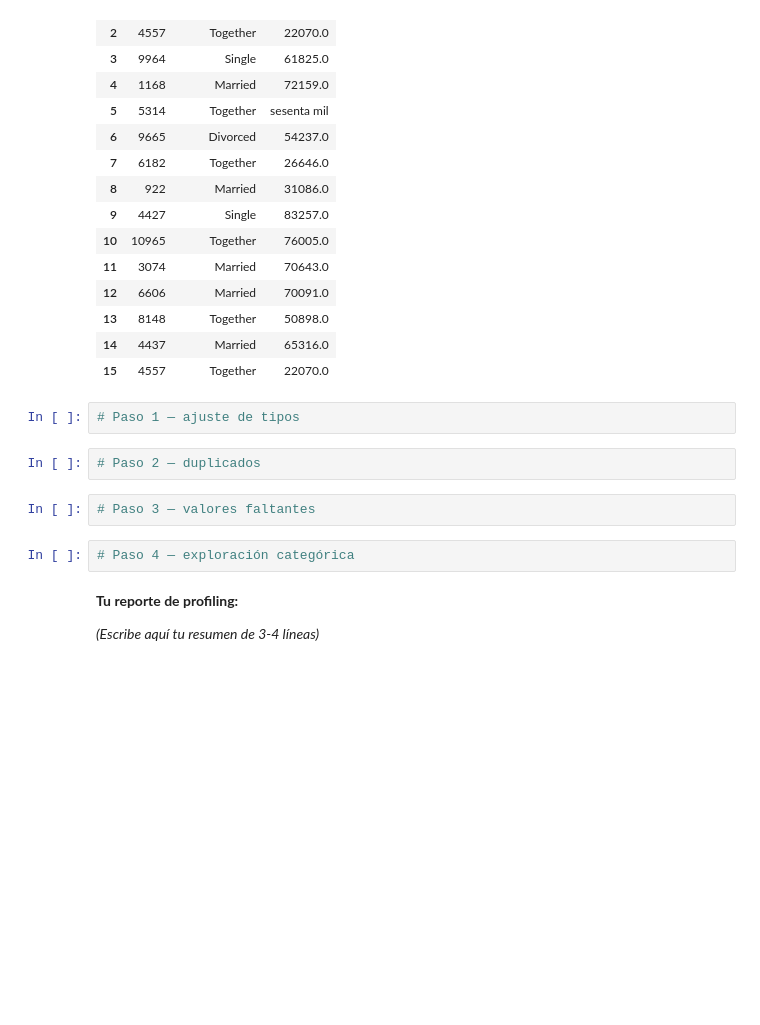
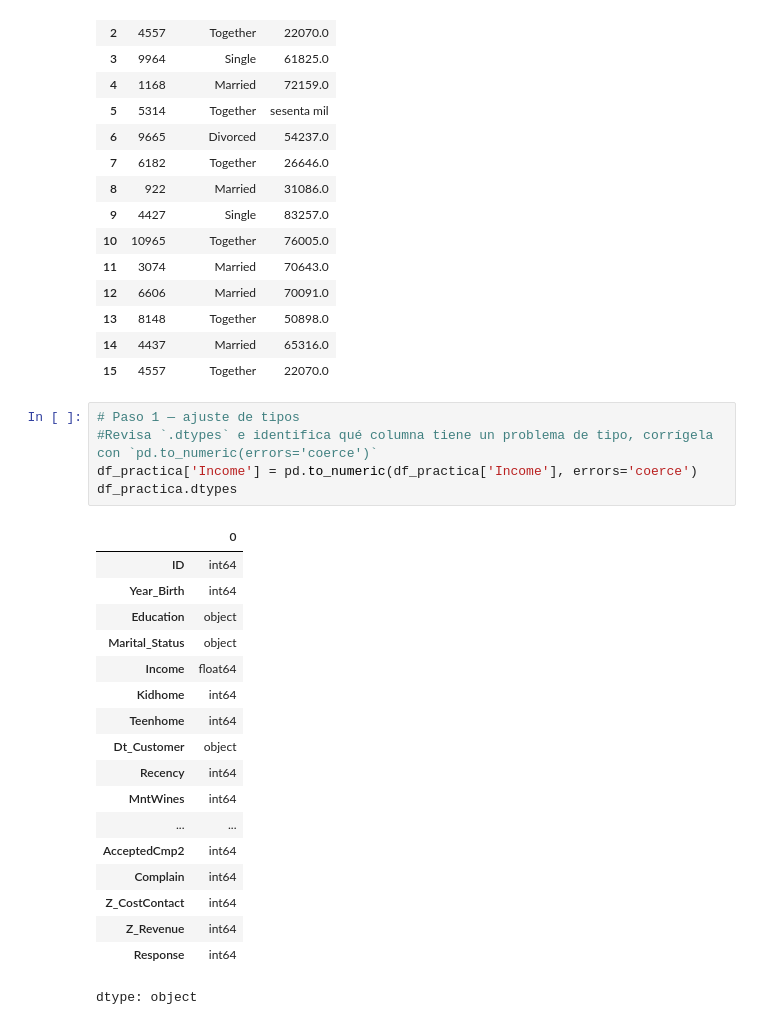
Before and after one commit to ElBaron-27/UACJ_Ruben, a Jupyter notebook: Sesion10_Data_Profiling_Entregable_271774.ipynb, the cells around one changed output. Drawn from its saved outputs; the diff is of its cells as text; blank space fills up the shorter version.

```diff
--- a/Sesion10_Data_Profiling_Entregable_271774.ipynb
+++ b/Sesion10_Data_Profiling_Entregable_271774.ipynb
@@ -271,15 +271,27 @@ df_practica[['ID', 'Marital_Status', 'Income']]
 | 13 | 8148 | Together | 50898.0 |
 | 14 | 4437 | Married | 65316.0 |
 | 15 | 4557 | Together | 22070.0 |
-# %%
-# Paso 1 — ajuste de tipos
-# %%
-# Paso 2 — duplicados
-# %%
-# Paso 3 — valores faltantes
-# %%
-# Paso 4 — exploración categórica
-# %% [markdown]
-**Tu reporte de profiling:**
-
-*(Escribe aquí tu resumen de 3-4 líneas)*
+# %%
+# Paso 1 — ajuste de tipos
+#Revisa `.dtypes` e identifica qué columna tiene un problema de tipo, corrígela con `pd.to_numeric(errors='coerce')`
+df_practica['Income'] = pd.to_numeric(df_practica['Income'], errors='coerce')
+df_practica.dtypes
+# %% [output]
+|  | 0 |
+| ID | int64 |
+| Year_Birth | int64 |
+| Education | object |
+| Marital_Status | object |
+| Income | float64 |
+| Kidhome | int64 |
+| Teenhome | int64 |
+| Dt_Customer | object |
+| Recency | int64 |
+| MntWines | int64 |
+| ... | ... |
+| AcceptedCmp2 | int64 |
+| Complain | int64 |
+| Z_CostContact | int64 |
+| Z_Revenue | int64 |
+| Response | int64 |
+dtype: object
```
Also changed, not shown: parts of 6 cells of this notebook.
